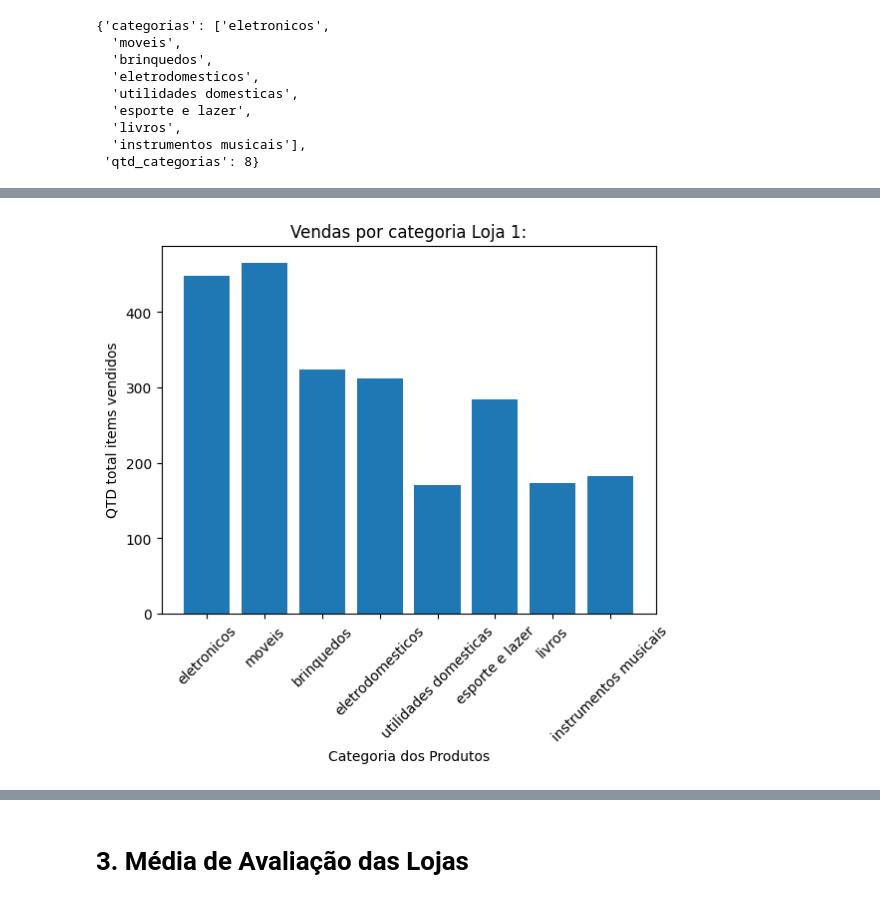
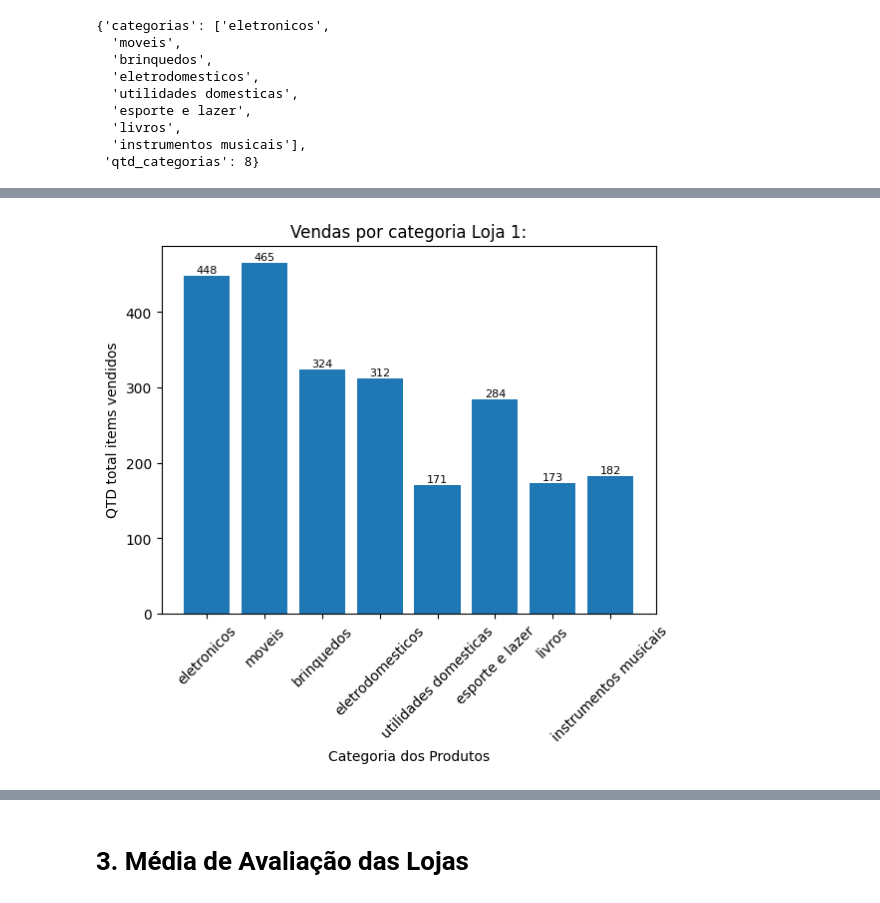
Before and after one commit to Megalonnix/ChallengeAluraStore, a Jupyter notebook: AluraStoreBr.ipynb, the cells around one changed output, grey strips where cells are left out. Drawn from its saved outputs; the diff is of its cells as text; code cells hidden in the pictures.

```diff
--- a/AluraStoreBr.ipynb
+++ b/AluraStoreBr.ipynb
@@ -176,16 +176,30 @@ def extrairQtdVendasLoja(numLoja = None):
   dados_loja = getQtdVendasPorCtgNaLoja(numLoja)
   return [dados_loja[idx][1] for idx in range(len(dados_loja)) if idx > 0]
 # %%
+# -------------------------------
+# Testando observação individual:
+# -------------------------------
+# Observação das vendas por categoria (Apenas da Loja 1):
+
 import matplotlib.pylab as plt
 
 categorias = getCategoriasProds()
 valores = extrairQtdVendasLoja()
 
 plt.title('Vendas por categoria Loja 1:')
 plt.xlabel('Categoria dos Produtos')
 plt.ylabel('QTD total items vendidos')
 plt.bar(categorias, valores)
 plt.xticks(rotation=45)
+
+for i, valor in enumerate(valores):
+    plt.text(i,
+             valor + 1,
+             str(valor),
+             ha='center',
+             va='bottom',
+             fontsize=8)
+
 plt.show()
 # %% [output]
-[figure, old version]
+[figure, new version]
```
Also changed, not shown: parts of 3 cells of this notebook.
